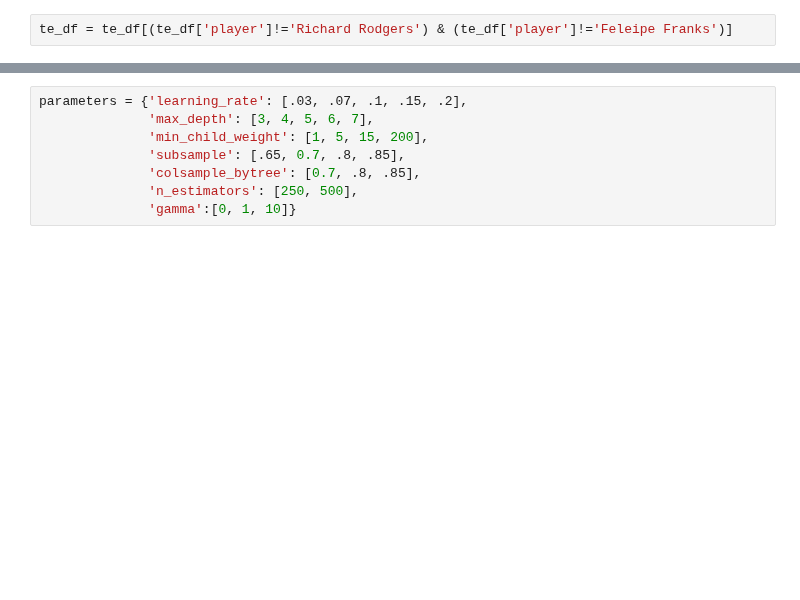
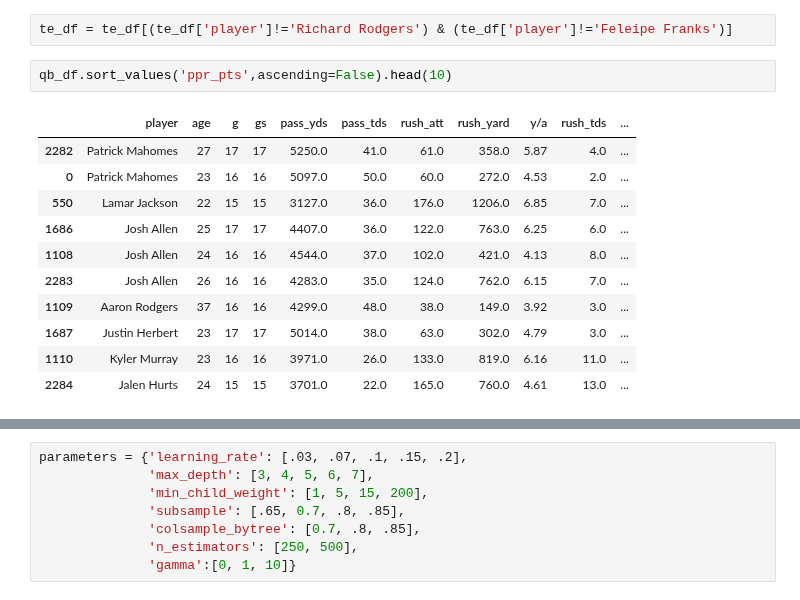
Before and after one commit to ffb-optimal-draft/ffb-draft-strategy, a Jupyter notebook: ian_modeling.ipynb, the cells around one changed output, grey strips where cells are left out. Saved outputs shown, nothing was run; the diff lists cells and outputs as text; blank space fills up the shorter version.

```diff
--- a/ian_modeling.ipynb
+++ b/ian_modeling.ipynb
@@ -133,3 +137,17 @@ te_df = add_target(te_df)
 te_df['rec%'] = round(((te_df['rec']/te_df['tgt'])*100),2)
 # %%
 te_df = te_df[(te_df['player']!='Richard Rodgers') & (te_df['player']!='Feleipe Franks')]
+# %%
+qb_df.sort_values('ppr_pts',ascending=False).head(10)
+# %% [output]
+|  | player | age | g | gs | pass_yds | pass_tds | rush_att | rush_yard | y/a | rush_tds | ... |
+| 2282 | Patrick Mahomes | 27 | 17 | 17 | 5250.0 | 41.0 | 61.0 | 358.0 | 5.87 | 4.0 | ... |
+| 0 | Patrick Mahomes | 23 | 16 | 16 | 5097.0 | 50.0 | 60.0 | 272.0 | 4.53 | 2.0 | ... |
+| 550 | Lamar Jackson | 22 | 15 | 15 | 3127.0 | 36.0 | 176.0 | 1206.0 | 6.85 | 7.0 | ... |
+| 1686 | Josh Allen | 25 | 17 | 17 | 4407.0 | 36.0 | 122.0 | 763.0 | 6.25 | 6.0 | ... |
+| 1108 | Josh Allen | 24 | 16 | 16 | 4544.0 | 37.0 | 102.0 | 421.0 | 4.13 | 8.0 | ... |
+| 2283 | Josh Allen | 26 | 16 | 16 | 4283.0 | 35.0 | 124.0 | 762.0 | 6.15 | 7.0 | ... |
+| 1109 | Aaron Rodgers | 37 | 16 | 16 | 4299.0 | 48.0 | 38.0 | 149.0 | 3.92 | 3.0 | ... |
+| 1687 | Justin Herbert | 23 | 17 | 17 | 5014.0 | 38.0 | 63.0 | 302.0 | 4.79 | 3.0 | ... |
+| 1110 | Kyler Murray | 23 | 16 | 16 | 3971.0 | 26.0 | 133.0 | 819.0 | 6.16 | 11.0 | ... |
+| 2284 | Jalen Hurts | 24 | 15 | 15 | 3701.0 | 22.0 | 165.0 | 760.0 | 4.61 | 13.0 | ... |
```
Also changed, not shown: parts of 72 cells of this notebook.
